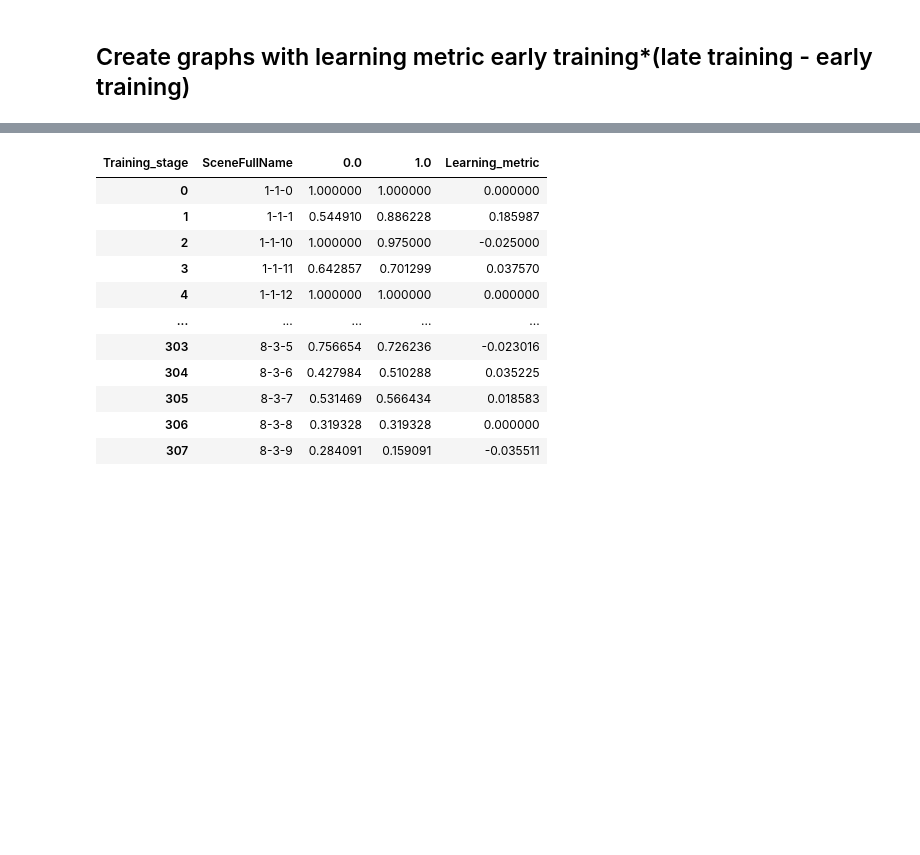
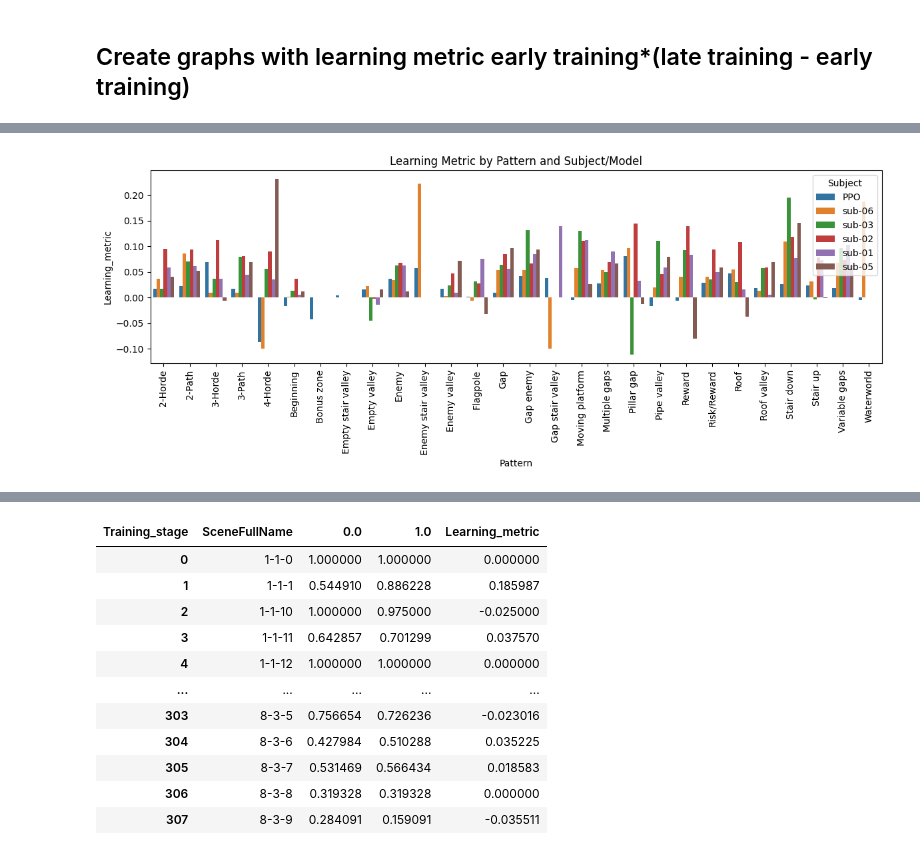
Before and after one commit to courtois-neuromod/mario_learning.behavior, a Jupyter notebook: notebooks/NB_pattern_difficulty.ipynb, the cells around one changed output, grey strips where cells are left out. Drawn from its saved outputs; the diff is of its cells as text; code cells hidden in the pictures; blank space fills up the shorter version.

Commit message:
added per subject plot

```diff
--- a/notebooks/NB_pattern_difficulty.ipynb
+++ b/notebooks/NB_pattern_difficulty.ipynb
@@ -339,13 +410,96 @@ See the caveats in the documentation: https://pandas.pydata.org/pandas-docs/stab
 # %%
+# For both humans_df and models_df:
+# Create a new column named "Training_stage", that will be for humans 0 if Phase is discovery and Phase_stage is Early, 1 if Phase is practice and Phase_stage is Late.
+# For models, it will be 0 if model is ep-20 and 1 if model is ep-8000.
+humans_df['Training_stage'] = np.where(
+    (humans_df['Phase'] == 'discovery') & (humans_df['Phase_stage'] == 'Early'), 0,
+    np.where(
+        (humans_df['Phase'] == 'practice') & (humans_df['Phase_stage'] == 'Late'), 1,
+        np.nan
+    )
+)
+models_df['Training_stage'] = np.where(
+    models_df['Model'] == 'ep-20', 0,
+    np.where(
+        models_df['Model'] == 'ep-8000', 1,
+        np.nan
+    )
+)
+models_df = models_df.dropna(subset=['Training_stage'])
+humans_df = humans_df.dropna(subset=['Training_stage'])
+
 
 models_df["SceneFullName"] = models_df["World"].astype(int).astype(str) + "-" + \
                         models_df["Level"].astype(int).astype(str) + "-" + \
                         models_df["Scene"].astype(int).astype(str)
 humans_df["SceneFullName"] = humans_df["World"].astype(int).astype(str) + "-" + \
                         humans_df["Level"].astype(int).astype(str) + "-" + \
                         humans_df["Scene"].astype(int).astype(str)
 
 scenes = scenes_mastersheet.dropna(subset=["World", "Level", "Scene"]).copy()
 scenes["SceneFullName"] = scenes["World"].astype(int).astype(str) + "-" + \
                         scenes["Level"].astype(int).astype(str) + "-" + \
                         scenes["Scene"].astype(int).astype(str)
+
+
+# Group and average values by SceneFullName and Training_stage
+grouped_humans = humans_df.groupby(['SceneFullName', 'Subject', 'Training_stage'])['Cleared'].mean().unstack().reset_index()
+
+# Compute learning metric: 0*(1 - 0)
+grouped_humans['Learning_metric'] = grouped_humans[0] * (grouped_humans[1] - grouped_humans[0])
+
+grouped_models = models_df.groupby(['SceneFullName', 'Training_stage'])['Cleared'].mean().unstack().reset_index()
+
+# Compute learning metric: 0*(1 - 0)
+grouped_models['Learning_metric'] = grouped_models[0] * (grouped_models[1] - grouped_models[0])
+
+# For each pattern in scenes (from Enemy to Waterworld columns), make a list of SceneFullNames that have that pattern
+pattern_columns = scenes.columns[7:-1]
+scenes_in_pattern = {}
+for pattern in pattern_columns:
+    scenes_in_pattern[pattern] = scenes[scenes[pattern] == 1]['SceneFullName'].tolist()
+
+
+# Now, for each pattern in scenes_in_pattern, get the average learning metric for humans (each subject separately) and models, and group that in a single dataframe
+# Thus, I should obtain a dataframe with the columns : Pattern, Subject (sub-01, sub-02, etc or PPO), Learning_metric
+pattern_learning_list = []
+
+
+for pattern, scene_list in scenes_in_pattern.items():
+    humans_avg_0 = grouped_humans[grouped_humans['SceneFullName'].isin(scene_list)].groupby('Subject')[0].mean()
+    humans_avg_1 = grouped_humans[grouped_humans['SceneFullName'].isin(scene_list)].groupby('Subject')[1].mean()
+    humans_avg_learning = humans_avg_0 * (humans_avg_1 - humans_avg_0)
+    for idx, val in enumerate(humans_avg_learning):
+        subject = humans_avg_learning.index[idx]
+        pattern_learning_list.append({
+            'Pattern': pattern,
+            'Subject': subject,
+            'Learning_metric': val
+        })
+
+    models_avg_0 = grouped_models[grouped_models['SceneFullName'].isin(scene_list)][0].mean()
+    models_avg_1 = grouped_models[grouped_models['SceneFullName'].isin(scene_list)][1].mean()
+    models_avg_learning = models_avg_0 * (models_avg_1 - models_avg_0)
+    pattern_learning_list.append({
+        'Pattern': pattern,
+        'Subject': 'PPO',
+        'Learning_metric': models_avg_learning
+    })
+
+pattern_learning_df = pd.DataFrame(pattern_learning_list)
+
+humans_color = sns.color_palette("viridis", 256)[156]
+models_color = sns.color_palette("magma", 256)[156]
+palette = [humans_color, models_color]
+
+# Order Pattern by alphabetical order
+pattern_learning_df['Pattern'] = pd.Categorical(pattern_learning_df['Pattern'], categories=sorted(pattern_learning_df['Pattern'].unique()), ordered=True)
+pattern_learning_df = pattern_learning_df.sort_values('Pattern')
+
+plt.figure(figsize=(12, 5))
+sns.barplot(data=pattern_learning_df, x='Pattern', y='Learning_metric', hue='Subject')#, palette=palette)
+plt.title('Learning Metric by Pattern and Subject/Model')
+plt.xticks(rotation=90)
+plt.tight_layout()
+# %% [output]
+[figure, added]
```
Also changed, not shown: parts of 7 cells of this notebook.
